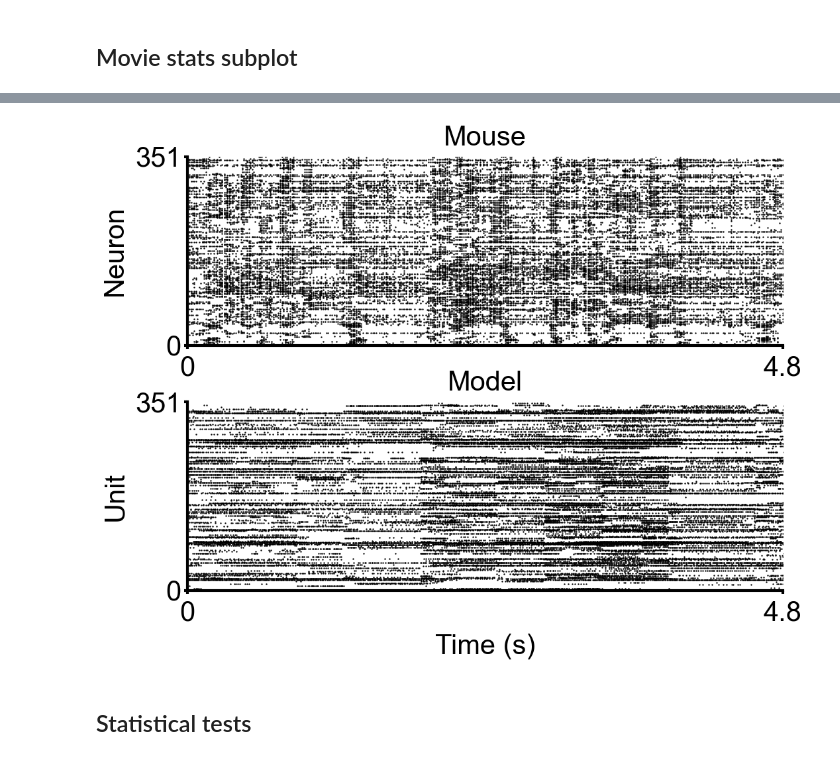
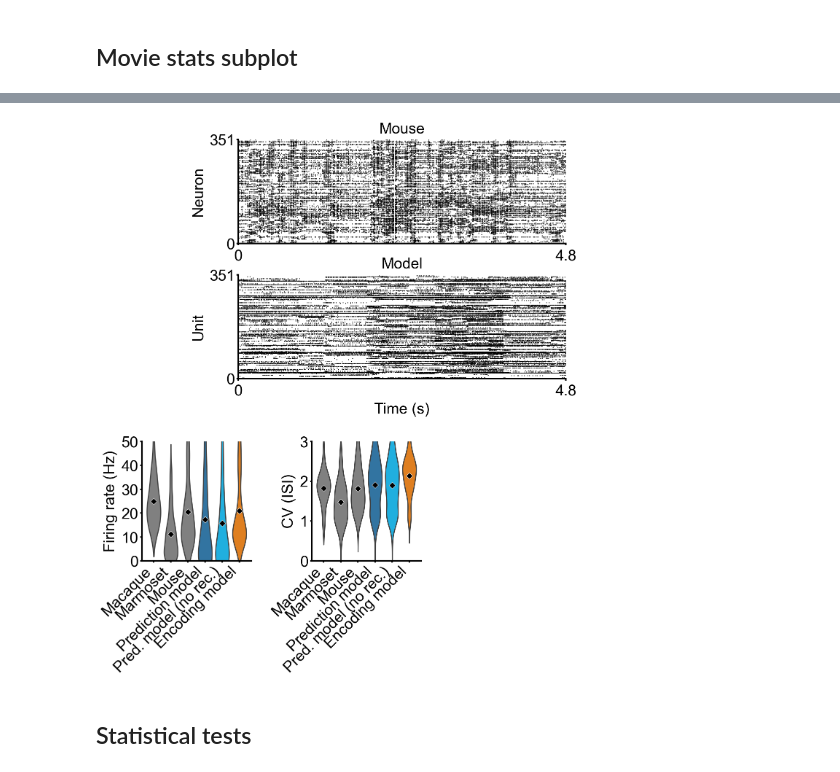
Before and after one commit to webstorms/RetinalModel, a Jupyter notebook: notebooks/Fig 2 - Spike responses.ipynb, the cells around one changed output, grey strips where cells are left out. Saved outputs shown, nothing was run; the diff lists cells and outputs as text; code cells hidden in the pictures.

Commit message:
Update Fig 2 spike responses (violin plots with mean)

```diff
--- a/notebooks/Fig 2 - Spike responses.ipynb
+++ b/notebooks/Fig 2 - Spike responses.ipynb
@@ -78,7 +80,35 @@ def plot_raster(x, y, title, x_max, x_max_v, y_max, ylabel, ax):
 ## Spike stats
 # %%
 def plot_natural_spike_stats(data_df, y_label, yticks, palette, ax):
-    sns.barplot(data_df, x="animal", y="y", errorbar=("se"), errwidth=6, palette=palette, ax=ax)
+    #sns.barplot(data_df, x="animal", y="y", errorbar=("se"), errwidth=6, palette=palette, ax=ax)
+    #sns.boxplot(data_df, x="animal", y="y", ax=ax)#, errorbar=("se"), errwidth=6, palette=palette, ax=ax)
+    # Violin (distribution only)
+    # Violin
+    # Violin
+    sns.violinplot(
+        data=data_df,
+        x="animal",
+        y="y",
+        ax=ax,
+        density_norm="width",
+        inner=None,
+        linewidth=2,
+        palette=palette
+    )
+
+    means = data_df.groupby("animal", as_index=False)["y"].mean()
+
+    sns.scatterplot(
+        data=means,
+        x="animal",
+        y="y",
+        ax=ax,
+        color="black",
+        marker="D",
+        s=80,
+        zorder=4
+    )
+
     ax.spines["top"].set_visible(False)
     ax.spines["right"].set_visible(False)
     ax.spines["left"].set_linewidth(3)
@@ -193,41 +208,41 @@ print(correlation_list[1].max(), correlation_list[2].max(), correlation_list[3].
 # %%
 fig = plt.figure(figsize=(15, 15))
 fig_spec = gridspec.GridSpec(2, 1, wspace=0, hspace=0.35, height_ratios=[1, 0.5])
 top_spec = gridspec.GridSpecFromSubplotSpec(1, 2, subplot_spec=fig_spec[0], width_ratios=[0.25, 0.85], wspace=0)
 top_spec = gridspec.GridSpecFromSubplotSpec(2, 1, subplot_spec=top_spec[1], height_ratios=[0.5, 0.5], hspace=0.3)
 bottom_spec = gridspec.GridSpecFromSubplotSpec(1, 3, subplot_spec=fig_spec[1], width_ratios=[1.3, 1.3, 1], wspace=0.6)
 
 # Top
 ax = plt.Subplot(fig, top_spec[0])
 plot_raster(*all_spike_stats.mouse_movie_stats.get_exp_spike_times(), "Mouse", 1152, "4.8", 351, "Neuron", ax)
 fig.add_subplot(ax)
 
 ax = plt.Subplot(fig, top_spec[1])
 plot_raster(*all_spike_stats.mouse_movie_stats.get_pred_spike_times(active_idxs, 351, 42+10+10), "Model", 1152, "4.8", 351, "Unit", ax)
 ax.set_xlabel("Time (s)", fontsize=30, labelpad=8)
 fig.add_subplot(ax)
 
 # Bottom
 firing_rate_df = all_spike_stats.get_spike_rate_df(img=False)
 cv_df = all_spike_stats.get_cv_df(img=False)
 
 ax = plt.Subplot(fig, bottom_spec[0])
-plot_natural_spike_stats(firing_rate_df, "Firing rate (Hz)", [0, 10, 20, 30], ["gray", "gray", "gray", dark_blue, "deepskyblue", dark_orange], ax)
+plot_natural_spike_stats(firing_rate_df, "Firing rate (Hz)", [0, 10, 20, 30, 40, 50], ["gray", "gray", "gray", dark_blue, "deepskyblue", dark_orange], ax)
 fig.add_subplot(ax)
 
 ax = plt.Subplot(fig, bottom_spec[1])
-plot_natural_spike_stats(cv_df, "CV (ISI)", [0, 1, 2, 2.5], ["gray", "gray", "gray", dark_blue, "deepskyblue", dark_orange], ax)
+plot_natural_spike_stats(cv_df, "CV (ISI)", [0, 1, 2, 3], ["gray", "gray", "gray", dark_blue, "deepskyblue", dark_orange], ax)
 fig.add_subplot(ax)
 
-ax = plt.Subplot(fig, bottom_spec[2])
-plot_CC(lag_list, correlation_list, label_list, colour_list, 2, [-0.01, 0.1], ax)
-leg = ax.legend(bbox_to_anchor=(1.35, 1.1), loc="upper right", fontsize=16, frameon=False)
-ax.get_legend().set_title(None)
-fig.add_subplot(ax)
+#ax = plt.Subplot(fig, bottom_spec[2])
+#plot_CC(lag_list, correlation_list, label_list, colour_list, 2, [-0.01, 0.1], ax)
+#leg = ax.legend(bbox_to_anchor=(1.35, 1.1), loc="upper right", fontsize=16, frameon=False)
+#ax.get_legend().set_title(None)
+#fig.add_subplot(ax)
 
 plt.savefig(f"{root}/figures/fig2/movie_stats.svg", format="svg", transparent=False, bbox_inches="tight")
 # %% [output]
-[figure, old version]
+[figure, new version]
 # %%
 model_movie_firing = firing_rate_df[firing_rate_df["animal"] == "Prediction model"]["y"].values
 model_movie_cvisi = cv_df[cv_df["animal"] == "Prediction model"]["y"].values
```
Also changed, not shown: parts of 8 cells of this notebook.
